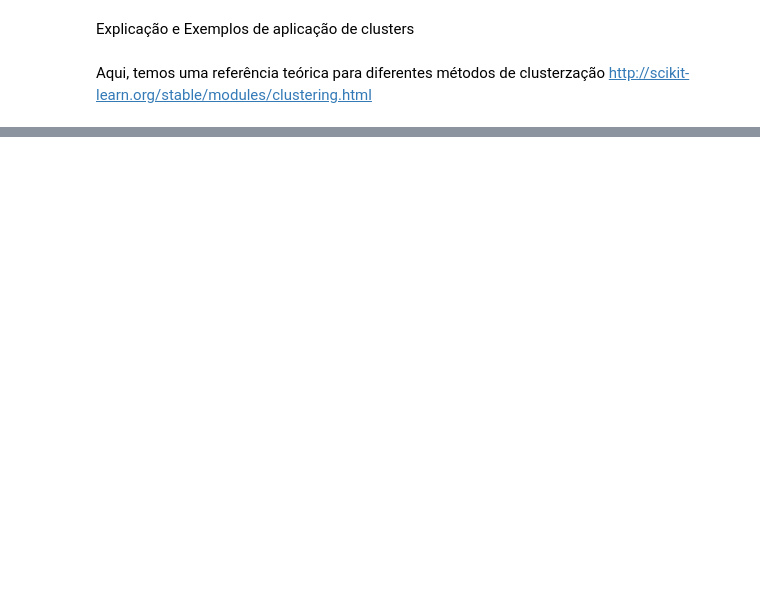
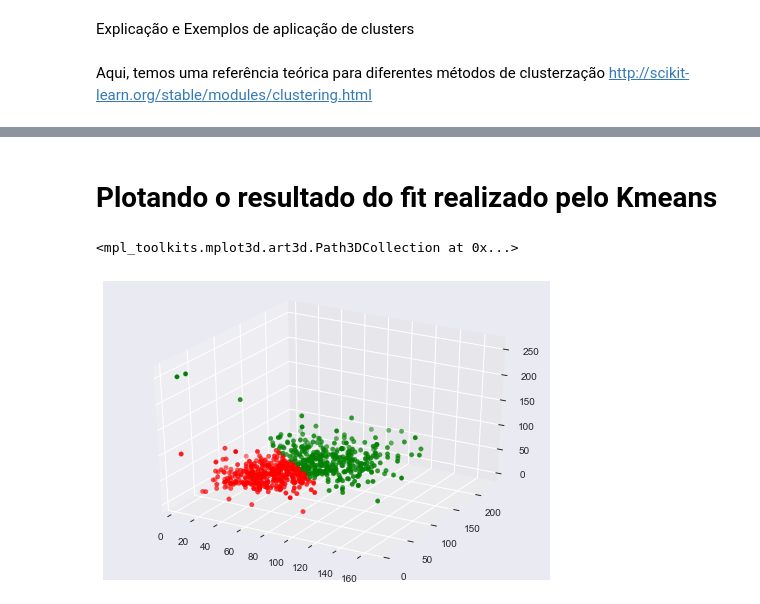
Before and after one commit to brunoartc/CD_3, a Jupyter notebook: Projeto+3+-+Clusterização+de+Pokemóns.ipynb, the cells around one changed output, grey strips where cells are left out. Drawn from its saved outputs; the diff is of its cells as text; code cells hidden in the pictures; blank space fills up the shorter version.

```diff
--- a/Projeto+3+-+Clusterização+de+Pokemóns.ipynb
+++ b/Projeto+3+-+Clusterização+de+Pokemóns.ipynb
@@ -307,0 +131,5 @@ ________________________________________________________________________________
+# %%
+kmeans = KMeans(n_clusters=2).fit(X)
+y_kmeans = kmeans.predict(X)
+df.loc[:,'cluster'] = kmeans.labels_
+df.head()
@@ -307,0 +148,11 @@ ________________________________________________________________________________
+# %% [markdown]
+# Plotando o resultado do fit realizado pelo Kmeans
+# %%
+from mpl_toolkits.mplot3d import Axes3D
+fig = plt.figure()
+ax = fig.add_subplot(111, projection='3d')
+ax.scatter(df.ataque[df.cluster==0], df.defesa[df.cluster==0], df.HP[df.cluster==0], marker='o', c='green')
+ax.scatter(df.ataque[df.cluster==1], df.defesa[df.cluster==1], df.HP[df.cluster==1], marker='o', c='red')
+# %% [output]
+<mpl_toolkits.mplot3d.art3d.Path3DCollection at 0x...>
+[figure, added]
```
Also changed, not shown: parts of 15 cells of this notebook.
